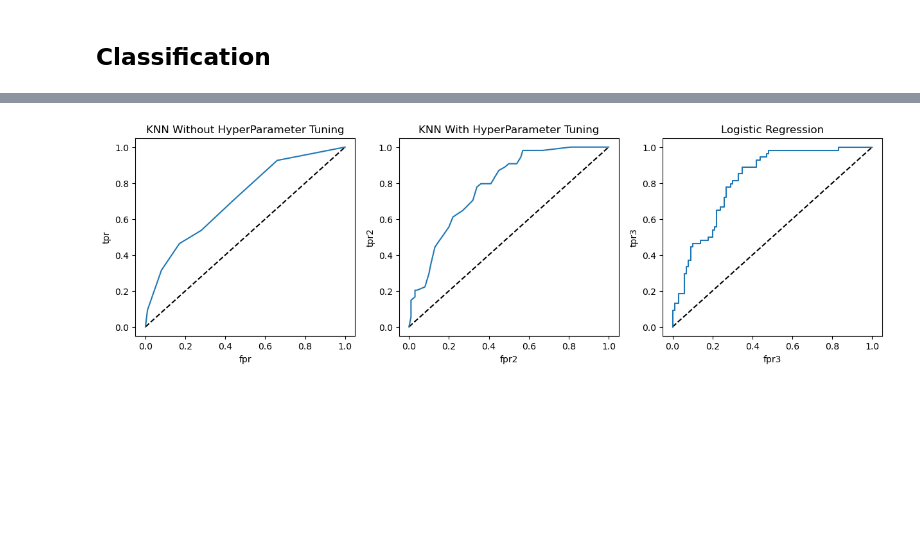
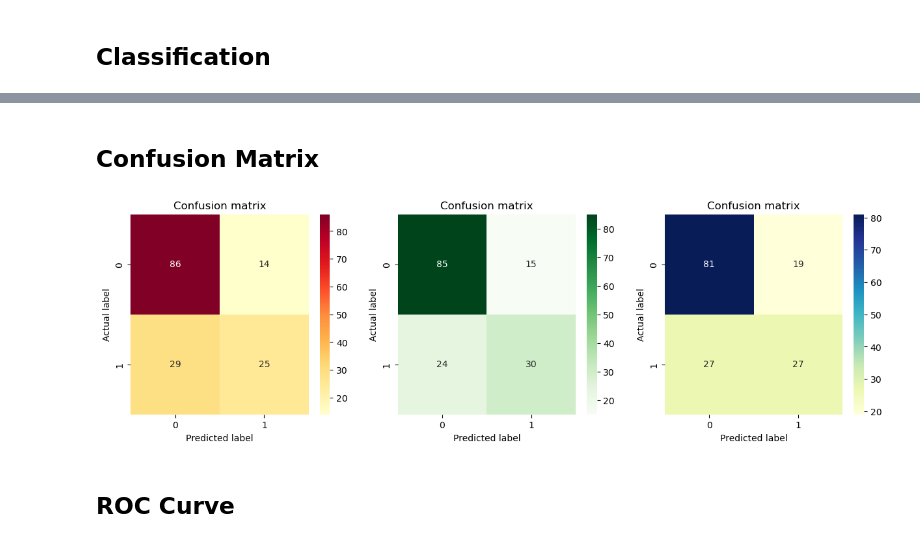
Before and after one commit to faalihyusa/Classification-of-Diabetes-Student-using-Machine-Learning, a Jupyter notebook: Diabetes Analysis.ipynb, the cells around one changed output, grey strips where cells are left out. Drawn from its saved outputs; the diff is of its cells as text; code cells hidden in the pictures; blank space fills up the shorter version.

```diff
--- a/Diabetes Analysis.ipynb
+++ b/Diabetes Analysis.ipynb
@@ -286,7 +279,7 @@ from sklearn.model_selection import GridSearchCV
 param_grid = {'n_neighbors':np.arange(1,50)}
 knn = KNeighborsClassifier()
 knn_cv= GridSearchCV(knn,param_grid,cv=5)
-knn_cv.fit(X,y)
+knn_cv.fit(X_train2,y_train2)
 
 print("Best Score : " + str(knn_cv.best_score_))
 print("Best Parameters : " + str(knn_cv.best_params_))
@@ -432,0 +326,19 @@ Accuracy_score:
+# %%
+# Define the hyperparameters to be tuned
+param_grid = {
+    'C': [100, 10, 1, 0.1, 0.01],
+    'penalty': ['l1', 'l2'],
+    'solver': ['liblinear', 'saga']}
+
+# Create a logistic regression model
+logreg = LogisticRegression(max_iter=1000)
+
+# Create a GridSearchCV object with 5-fold cross validation
+logistic = GridSearchCV(logreg, param_grid, cv=5)
+
+# Fit the GridSearchCV object to the training data
+logistic.fit(X_train, y_train)
+
+
+#logreg = LogisticRegression(max_iter = 1000)
+#logreg.fit(X_train3, y_train3)
@@ -433,3 +383,33 @@ Accuracy_score:
+# %% [markdown]
+## Confusion Matrix
+# %%
+# Create the subplots
+fig, axes = plt.subplots(nrows=1, ncols=3, figsize=(15,4))
+
+cnf_matrix = metrics.confusion_matrix(y_test, y_pred)
+p = sns.heatmap(pd.DataFrame(cnf_matrix), annot=True, cmap="YlOrRd" ,fmt='g',ax=axes[0])
+axes[0].set_title('Confusion matrix')
+axes[0].set_ylabel('Actual label')
+axes[0].set_xlabel('Predicted label')
+
+cnf_matrix2 = metrics.confusion_matrix(y_test2, y_pred2)
+p2 = sns.heatmap(pd.DataFrame(cnf_matrix2), annot=True, cmap="Greens" ,fmt='g',ax=axes[1])
+axes[1].set_title('Confusion matrix')
+axes[1].set_ylabel('Actual label')
+axes[1].set_xlabel('Predicted label')
+
+cnf_matrix3 = metrics.confusion_matrix(y_test3, y_pred3)
+p3 = sns.heatmap(pd.DataFrame(cnf_matrix3), annot=True, cmap="YlGnBu" ,fmt='g',ax=axes[2])
+axes[2].set_title('Confusion matrix')
+axes[2].set_ylabel('Actual label')
+axes[2].set_xlabel('Predicted label')
+
+# Show the plot
+plt.show()
+# %% [output]
+[figure, added]
+# %% [markdown]
+## ROC Curve
 # %%
 y_pred_proba = knn.predict_proba(X_test)[:,1]
 fpr, tpr, thresholds = roc_curve(y_test, y_pred_proba)
@@ -442,27 +415,0 @@ fpr3, tpr3, thresholds3 = roc_curve(y_test3, y_pred_proba3)
-# %%
-# Create the subplots
-fig, axes = plt.subplots(nrows=1, ncols=3, figsize=(15,4))
-
-# Plot the data on each subplot
-axes[0].plot([0,1],[0,1],'k--')
-axes[0].plot(fpr,tpr, label='Knn')
-axes[0].set_xlabel('fpr')
-axes[0].set_ylabel('tpr')
-axes[0].set_title('KNN Without HyperParameter Tuning')
-
-axes[1].plot([0,1],[0,1],'k--')
-axes[1].plot(fpr2,tpr2, label='Knn')
-axes[1].set_xlabel('fpr2')
-axes[1].set_ylabel('tpr2')
-axes[1].set_title('KNN With HyperParameter Tuning')
-
-axes[2].plot([0,1],[0,1],'k--')
-axes[2].plot(fpr3,tpr3, label='Logreg')
-axes[2].set_xlabel('fpr3')
-axes[2].set_ylabel('tpr3')
-axes[2].set_title('Logistic Regression')
-
-# Show the plot
-plt.show()
-# %% [output]
-[figure, removed]
```
Also changed, not shown: parts of 47 cells of this notebook.
